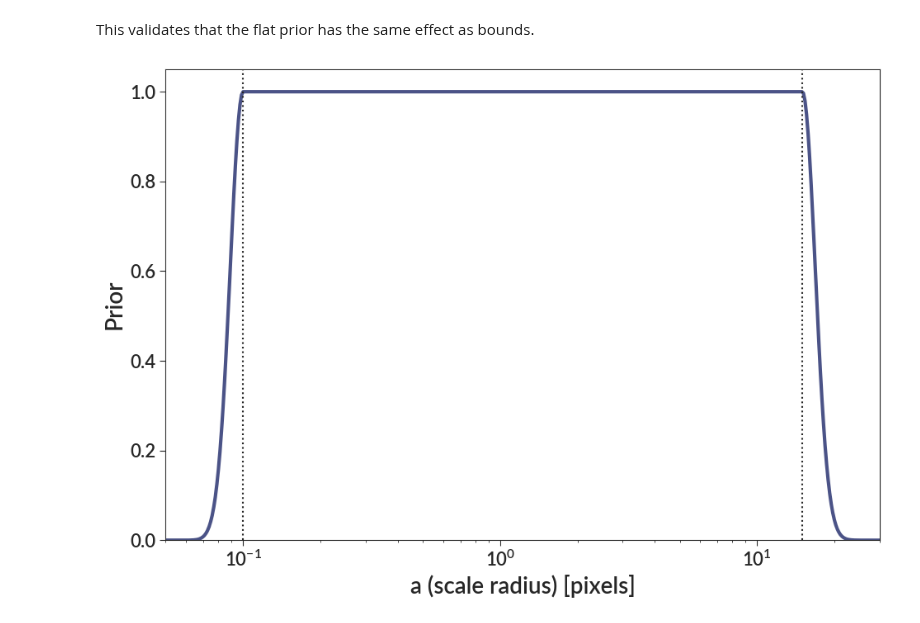
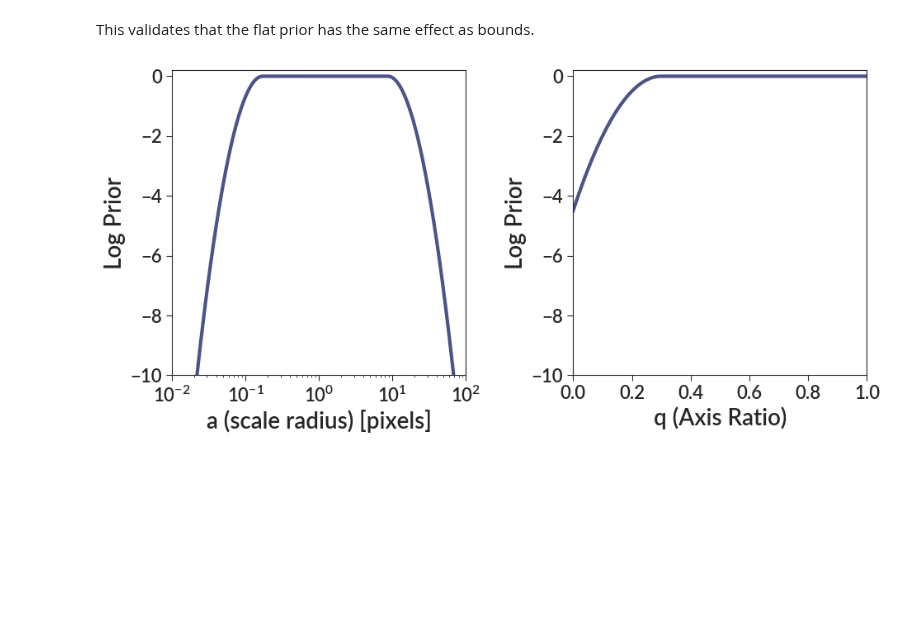
Before and after one commit to gillenbrown/LEGUS-sizes, a Jupyter notebook: testing/prior.ipynb, the cells around one changed output. Cells and saved outputs as stored; diff of their text form; code cells hidden in the pictures; blank space fills up the shorter version.

Commit message:
new prior plots

```diff
--- a/testing/prior.ipynb
+++ b/testing/prior.ipynb
@@ -5,16 +5,3 @@ import numpy as np
 import betterplotlib as bpl
 
 bpl.set_style()
-# %%
-def lognormal(x, mean, log_sigma):
-    """
-    Lognormal distribution PDF. This is not normalized to unit
-    area, but normalized to a peak value of 1, so function
-    in concert with a flat prior.
-
-    :param x: X values to determine the value of the PDF at
-    :param mean: Mean of the Gaussian
-    :param sigma: Standard deviation of the Gaussian
-    :return: Value of the gamma PDF at this location
-    """
-    return np.exp(-0.5 * ((np.log10(x) - np.log10(mean)) / log_sigma) ** 2)
@@ -32,11 +7,0 @@ ys = [flat_with_lognormal_edges(x, 0.1, 15, 0.05) for x in xs]
-# %%
-fig, ax = bpl.subplots()
-ax.plot(xs, ys)
-ax.set_xscale("log")
-ax.set_limits(0.05, 30, 0, 1.05)
-ax.axvline(0.1, ls=":")
-ax.axvline(15, ls=":")
-ax.add_labels("a (scale radius) [pixels]", "Prior")
-fig.savefig("a_prior.png")
-# %% [output]
-[figure, removed]
@@ -42,0 +83,34 @@ fig.savefig("a_prior.png")
+# %%
+def a_prior(a):
+    return flat_with_normal_edges(
+        np.log10(a), np.log10(0.1), np.log10(15), 0.2, 0.5
+    )
+def q_prior(q):
+    return flat_with_normal_edges(q, 0.3, 1.0, 0.1, 1.0)
+# %%
+a_values = np.logspace(-7, 3, 1000)
+q_values = np.linspace(0, 1, 1000)
+# %%
+fig, axs = bpl.subplots(ncols=2, figsize=[10, 5])
+axs[0].plot(a_values, [a_prior(a) for a in a_values])
+axs[0].set_xscale("log")
+# axs[0].set_yscale("log")
+# axs[0].set_limits(0.01, 100, 1E-4, 2)
+axs[0].set_limits(0.01, 100, -10, 0.2)
+# axs[0].axvline(0.1, ls=":")
+# axs[0].axvline(15, ls=":")
+# axs[0].axhline(0.5, ls=":")
+# axs[0].axhline(1, ls="--", c="0.7", zorder=0)
+axs[0].add_labels("a (scale radius) [pixels]", "Log Prior")
+
+axs[1].plot(q_values, [q_prior(q) for q in q_values])
+# axs[1].set_yscale("log")
+# axs[1].set_limits(0, 1, 1E-4, 2)
+axs[1].set_limits(0, 1, -10, 0.2)
+# axs[1].axvline(0.3, ls=":")
+# axs[1].axhline(1, ls="--", c="0.7", zorder=0)
+axs[1].add_labels("q (Axis Ratio)", "Log Prior")
+
+fig.savefig("a_prior.png")
+# %% [output]
+[figure, added]
```
Also changed, not shown: parts of 3 cells of this notebook.
